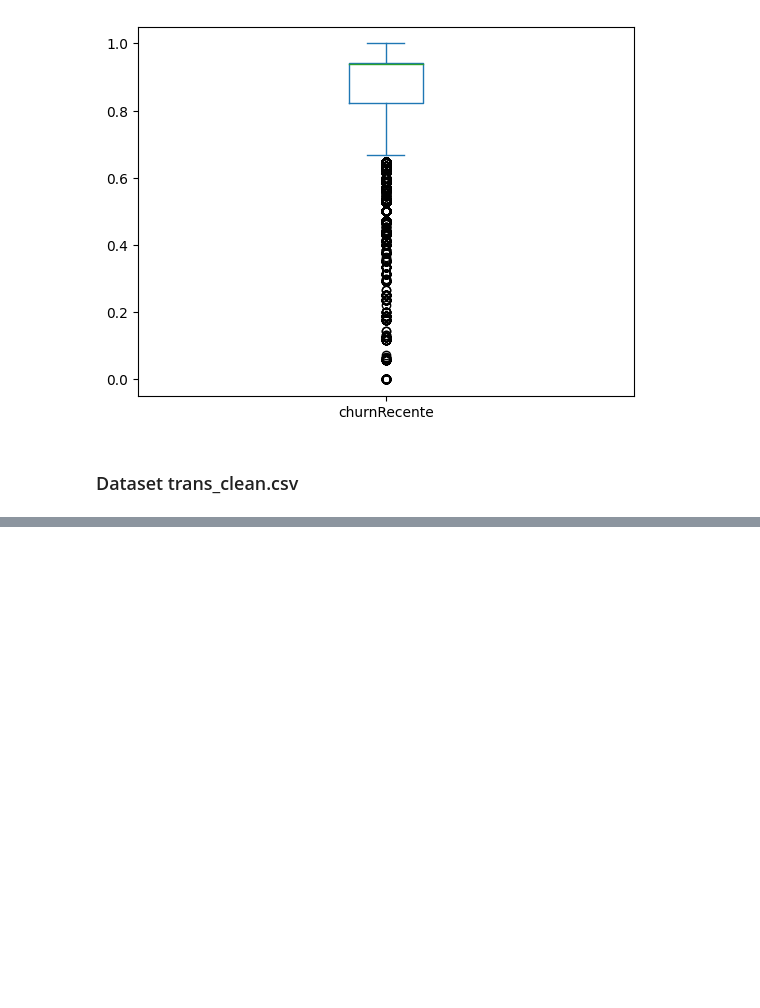
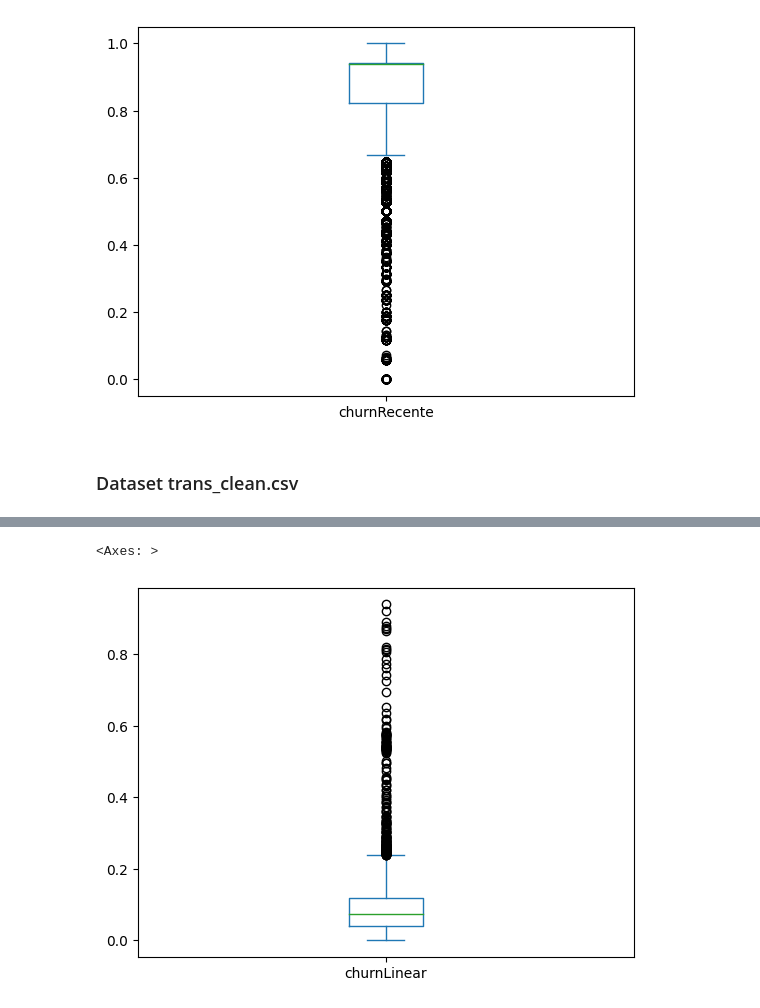
Before and after one commit to SabrinaBruni28/churn, a Jupyter notebook: ChurnFinal/Frequencia/Recente/Testes/ChurnsRecentes.ipynb, the cells around one changed output, grey strips where cells are left out. Drawn from its saved outputs; the diff is of its cells as text; code cells hidden in the pictures; blank space fills up the shorter version.

```diff
--- a/ChurnFinal/Frequencia/Recente/Testes/ChurnsRecentes.ipynb
+++ b/ChurnFinal/Frequencia/Recente/Testes/ChurnsRecentes.ipynb
@@ -115,0 +153,5 @@ df3.churnRecente.plot.box()
+# %%
+df3.churnLinear.plot.box()
+# %% [output]
+<Axes: >
+[figure, added]
```
Also changed, not shown: parts of 5 cells of this notebook, 19 other files.
